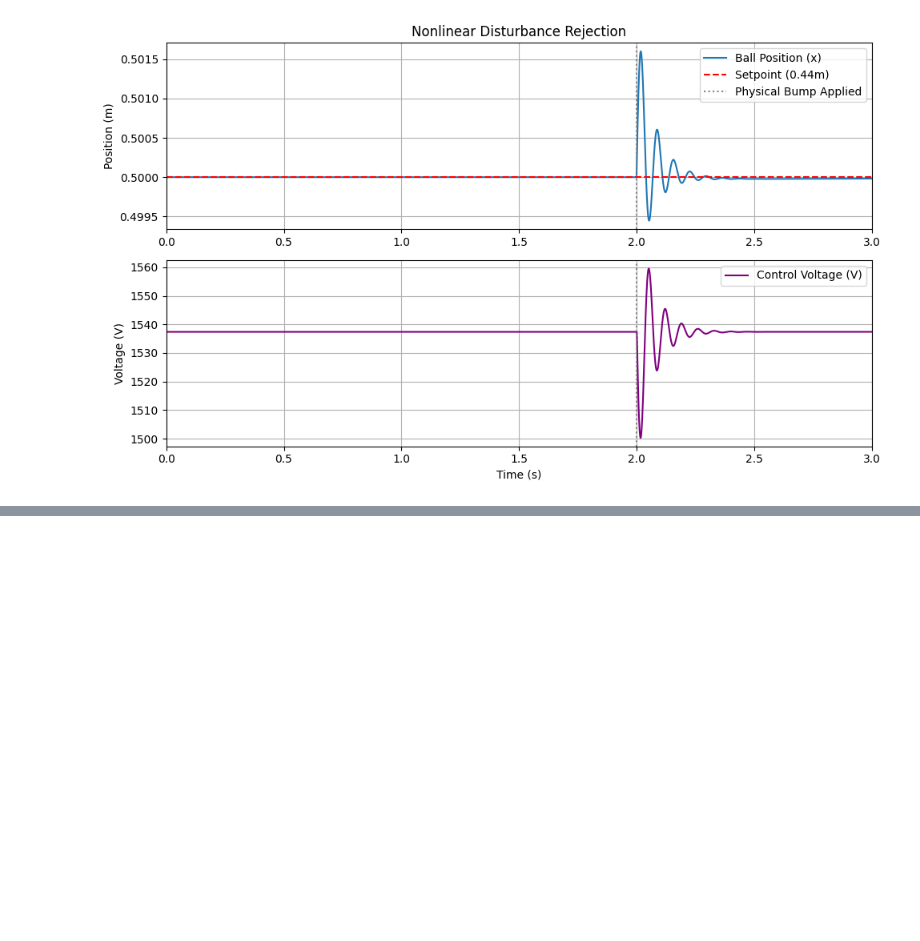
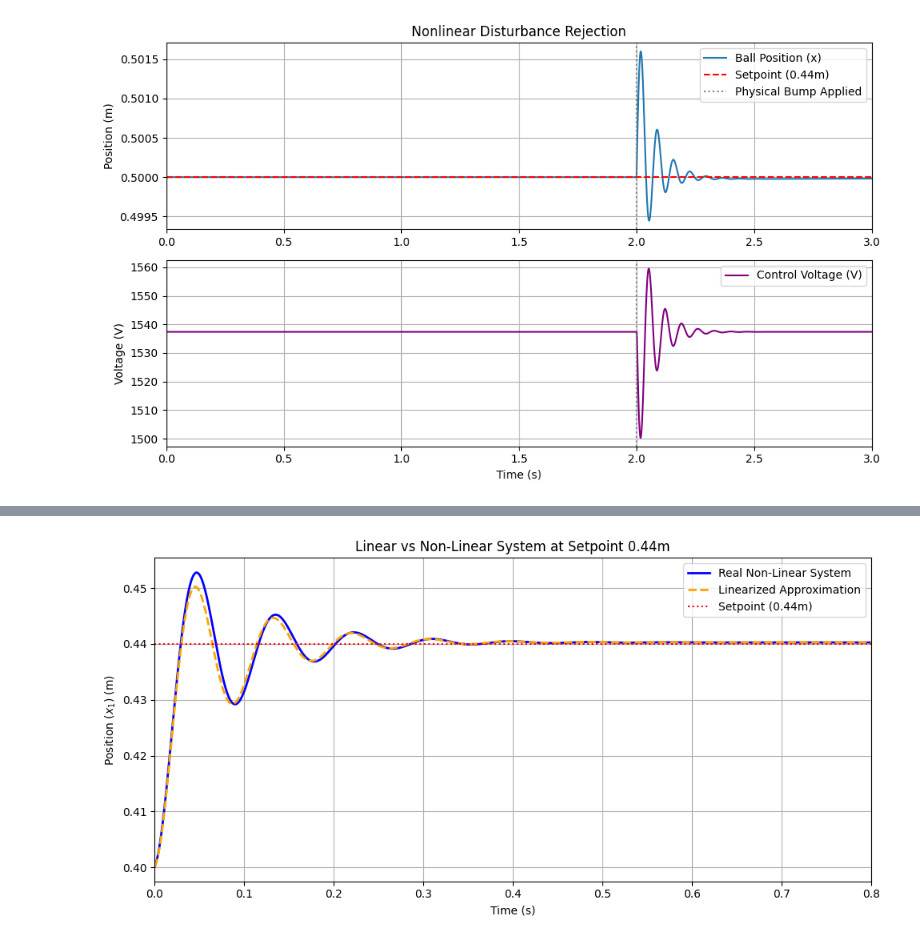
Before and after one commit to ethanboyjeff/ELE2038-Coursework, a Jupyter notebook: ELE2038_CW_notebook.ipynb, the cells around one changed output, grey strips where cells are left out. Drawn from its saved outputs; the diff is of its cells as text; code cells hidden in the pictures; blank space fills up the shorter version.

Commit message:
Fixed nonlinear vs linear comparison graph and added graphs for a setpoint of 0.44 and 0.5

```diff
--- a/ELE2038_CW_notebook.ipynb
+++ b/ELE2038_CW_notebook.ipynb
@@ -407,0 +366,88 @@ plt.show()
+# %%
+import numpy as np
+import matplotlib.pyplot as plt
+from scipy.integrate import solve_ivp
+
+x_sp = 0.44  # Target Setpoint
+start_x = x_sp - 0.04 # Drop from 0.40m
+
+f_grav_spring = k*(x_sp - d) - m*g*np.sin(phi)
+i_eq = np.sqrt(f_grav_spring * (delta - x_sp)**2 / c)
+Lx_eq = L0 + L1 * np.exp(-alpha * (delta - x_sp))
+V_eq = i_eq * R
+
+a21 = (5 / (7 * m)) * ((2 * c * i_eq**2) / (delta - x_sp)**3 - k)
+a22 = - (5 * b) / (7 * m)
+a23 = (5 / (7 * m)) * ((2 * c * i_eq) / (delta - x_sp)**2)
+a33 = - R / Lx_eq
+a41 = Km / tau_m
+a44 = - 1 / tau_m
+
+A = np.array([[0, 1, 0, 0], [a21, a22, a23, 0], [0, 0, a33, 0], [a41, 0, 0, a44]])
+B = np.array([[0], [0], [1 / Lx_eq], [0]])
+
+def linear_dynamics(t, state_delta, V_input):
+    delta_V = V_input - V_eq
+    return A.dot(state_delta) + B.dot([delta_V]).flatten()
+
+# Non-Linear Tracking
+current_state = [start_x, 0, i_eq, start_x]
+history_x1 = []
+integral_error = 0
+last_error = 0
+
+# Linear Tracking
+current_state_delta = [start_x - x_sp, 0, 0, start_x - x_sp]
+history_x_lin = []
+integral_error_lin = 0
+last_error_lin = 0
+
+history_t_sync = []
+
+for t in time_steps:
+    # --- Simulate Real Non-Linear System ---
+    measured_x = current_state[3]
+    error = x_sp - measured_x
+    integral_error += error * dt
+    deriv = (error - last_error) / dt
+
+    u = V_eq + Kp * error + Ki * integral_error + Kd * deriv
+    u = np.clip(u, -100, 3000)
+
+    sol = solve_ivp(system_dynamics, [t, t + dt], current_state, args=(u,))
+    current_state = sol.y[:, -1]
+    last_error = error
+    history_x1.append(current_state[0])
+
+    # --- Simulate Linearised System ---
+    measured_x_lin = current_state_delta[3] + x_sp
+    error_lin = x_sp - measured_x_lin
+    integral_error_lin += error_lin * dt
+    deriv_lin = (error_lin - last_error_lin) / dt
+
+    V_control = V_eq + Kp * error_lin + Ki * integral_error_lin + Kd * deriv_lin
+    V_control = np.clip(V_control, -100, 3000)
+
+    sol_lin = solve_ivp(linear_dynamics, [t, t + dt], current_state_delta, args=(V_control,))
+    current_state_delta = sol_lin.y[:, -1]
+    last_error_lin = error_lin
+    history_x_lin.append(current_state_delta[0] + x_sp)
+
+    # Track time
+    history_t_sync.append(t)
+
+plt.figure(figsize=(10, 5))
+plt.plot(history_t_sync, history_x1, label='Real Non-Linear System', color='blue', linewidth=2)
+plt.plot(history_t_sync, history_x_lin, label='Linearized Approximation', color='orange', linestyle='--', linewidth=2)
+plt.axhline(y=x_sp, color='r', linestyle=':', label=f'Setpoint ({x_sp}m)')
+
+plt.ylabel('Position ($x_1$) (m)')
+plt.xlabel('Time (s)')
+plt.xlim(0, 0.8)
+plt.title(f'Linear vs Non-Linear System at Setpoint {x_sp}m')
+plt.legend()
+plt.grid(True)
+plt.tight_layout()
+plt.show()
+# %% [output]
+[figure, added]
```
Also changed, not shown: parts of 4 cells of this notebook.
